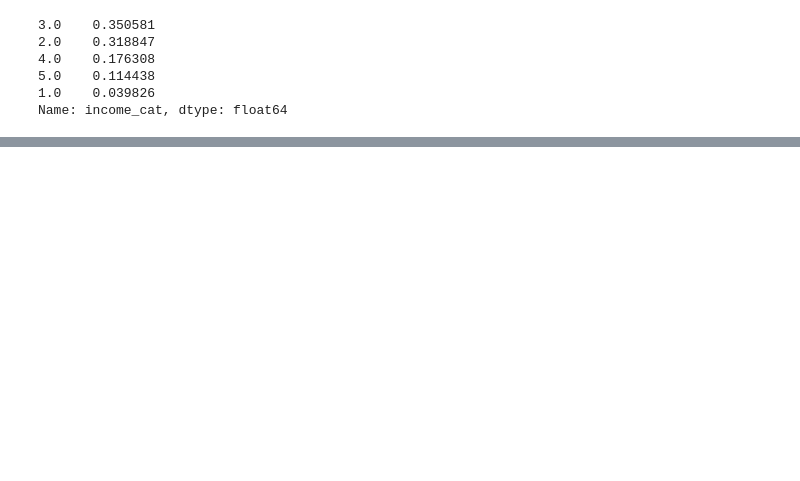
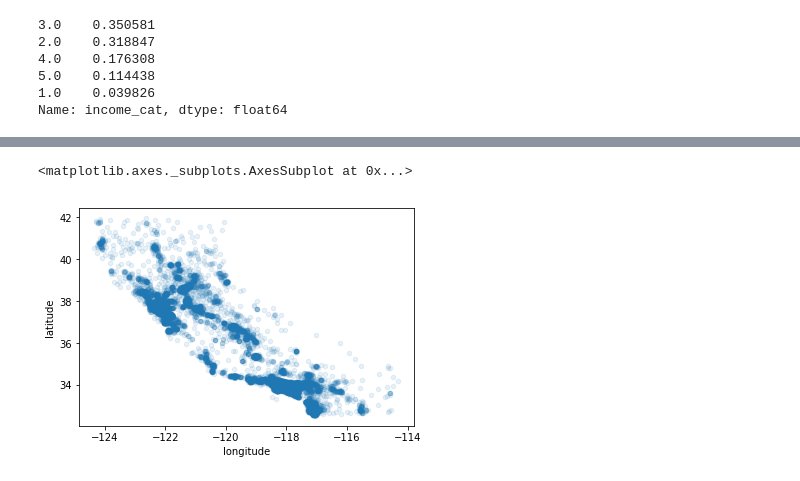
Before and after one commit to UntitledORG/Ch2_Housing, a Jupyter notebook: Project.ipynb, the cells around one changed output, grey strips where cells are left out. Cells and saved outputs as stored; diff of their text form; code cells hidden in the pictures; blank space fills up the shorter version.

```diff
--- a/Project.ipynb
+++ b/Project.ipynb
@@ -174,0 +201,6 @@ housing.plot(kind="scatter", x="longitude", y="latitude")
+# %%
+#The parameter alpha has been specified. Lets us see high density points.
+housing.plot(kind="scatter", x="longitude", y="latitude", alpha=0.1)
+# %% [output]
+<matplotlib.axes._subplots.AxesSubplot at 0x...>
+[figure, added]
```
Also changed, not shown: parts of 95 cells of this notebook.
